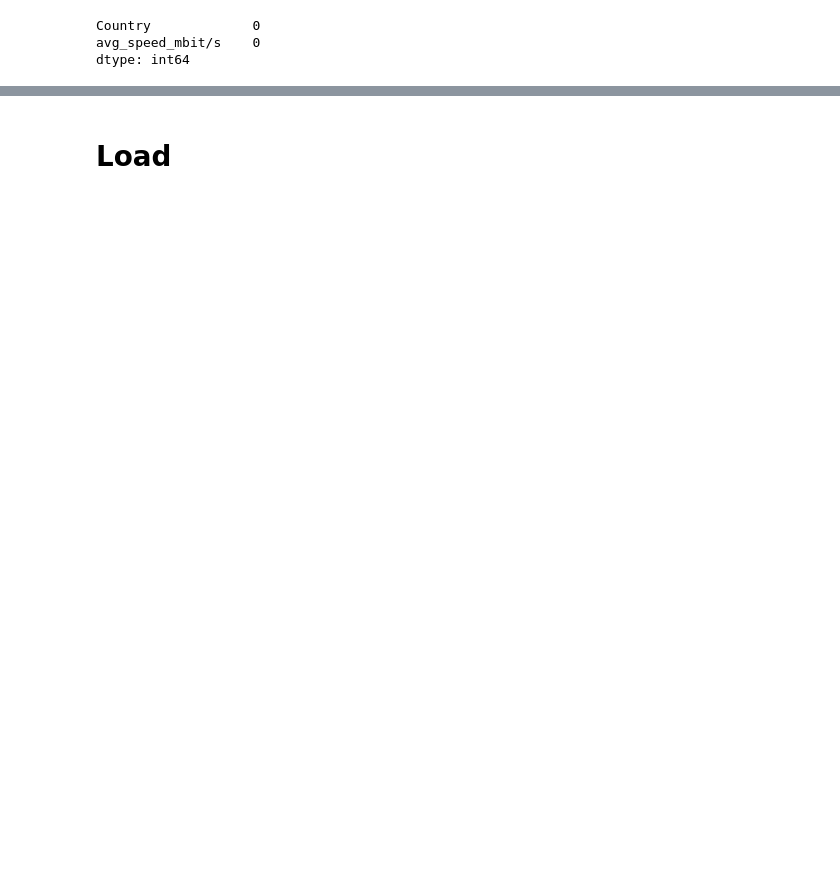
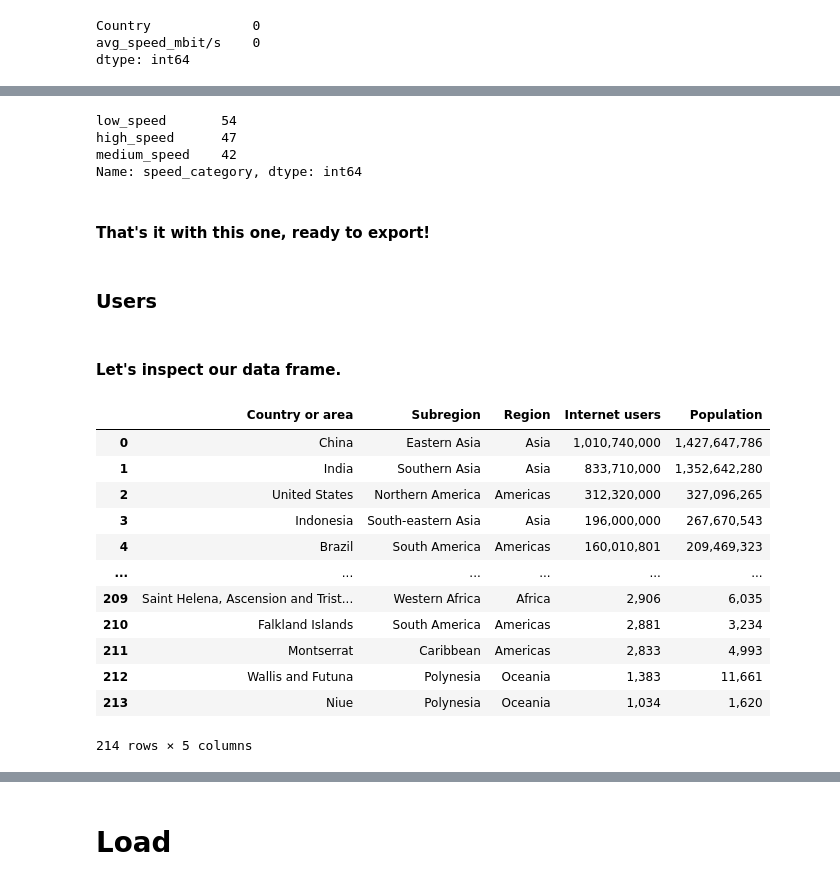
Before and after one commit to ManuelEspitia1/cerebro, a Jupyter notebook: webproject.ipynb, the cells around one changed output, grey strips where cells are left out. Saved outputs shown, nothing was run; the diff lists cells and outputs as text; code cells hidden in the pictures; blank space fills up the shorter version.

Commit message:
Started working with second df speed

```diff
--- a/webproject.ipynb
+++ b/webproject.ipynb
@@ -429,0 +442,29 @@ AttributeError: 'str' object has no attribute 'str'
+# %%
+speed['speed_category'].value_counts()
+# %% [output]
+low_speed       54
+high_speed      47
+medium_speed    42
+Name: speed_category, dtype: int64
+# %% [markdown]
+#### That's it with this one, ready to export!
+# %% [markdown]
+### Users
+# %% [markdown]
+#### Let's inspect our data frame.
+# %%
+users
+# %% [output]
+|  | Country or area | Subregion | Region | Internet users | Population |
+| 0 | China | Eastern Asia | Asia | 1,010,740,000 | 1,427,647,786 |
+| 1 | India | Southern Asia | Asia | 833,710,000 | 1,352,642,280 |
+| 2 | United States | Northern America | Americas | 312,320,000 | 327,096,265 |
+| 3 | Indonesia | South-eastern Asia | Asia | 196,000,000 | 267,670,543 |
+| 4 | Brazil | South America | Americas | 160,010,801 | 209,469,323 |
+| ... | ... | ... | ... | ... | ... |
+| 209 | Saint Helena, Ascension and Trist... | Western Africa | Africa | 2,906 | 6,035 |
+| 210 | Falkland Islands | South America | Americas | 2,881 | 3,234 |
+| 211 | Montserrat | Caribbean | Americas | 2,833 | 4,993 |
+| 212 | Wallis and Futuna | Polynesia | Oceania | 1,383 | 11,661 |
+| 213 | Niue | Polynesia | Oceania | 1,034 | 1,620 |
+214 rows × 5 columns
```
Also changed, not shown: parts of 10 cells of this notebook.
